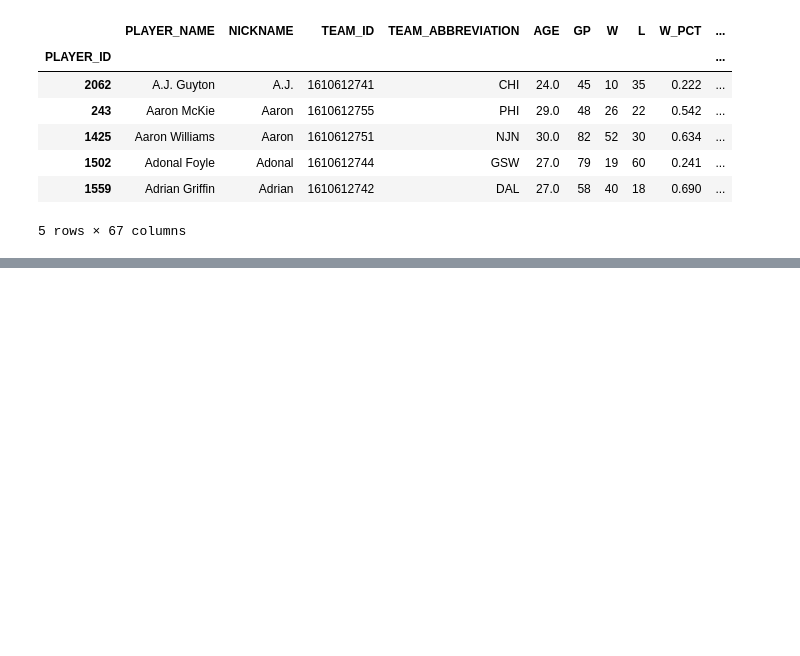
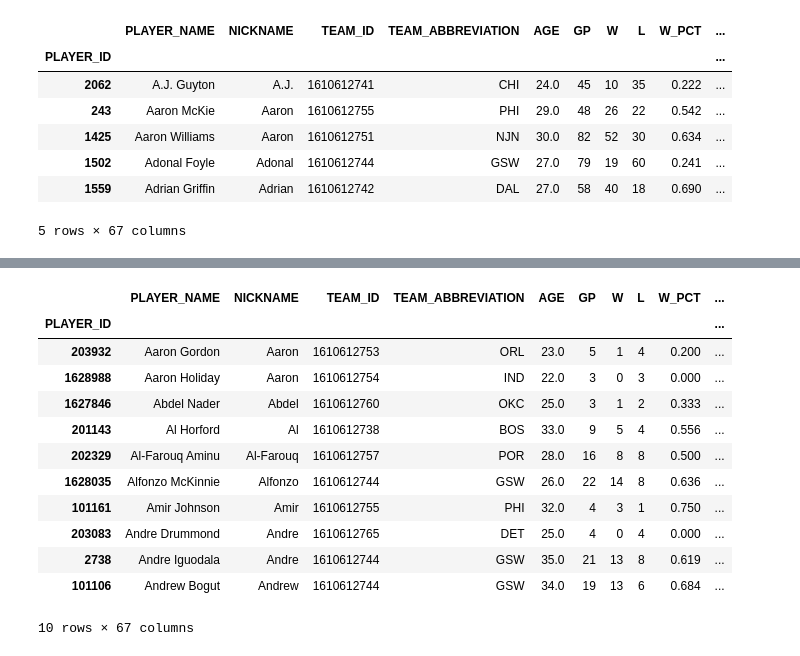
Before and after one commit to vykuang/nba-stats-streamlit, a Jupyter notebook: notebooks/leaguedash.ipynb, the cells around one changed output, grey strips where cells are left out. Saved outputs shown, nothing was run; the diff lists cells and outputs as text; code cells hidden in the pictures; blank space fills up the shorter version.

```diff
--- a/notebooks/leaguedash.ipynb
+++ b/notebooks/leaguedash.ipynb
@@ -186,0 +223,16 @@ df_some_recs
+# %%
+post_df.head(10)
+# %% [output]
+|  | PLAYER_NAME | NICKNAME | TEAM_ID | TEAM_ABBREVIATION | AGE | GP | W | L | W_PCT | ... |
+| PLAYER_ID |  |  |  |  |  |  |  |  |  | ... |
+| 203932 | Aaron Gordon | Aaron | 1610612753 | ORL | 23.0 | 5 | 1 | 4 | 0.200 | ... |
+| 1628988 | Aaron Holiday | Aaron | 1610612754 | IND | 22.0 | 3 | 0 | 3 | 0.000 | ... |
+| 1627846 | Abdel Nader | Abdel | 1610612760 | OKC | 25.0 | 3 | 1 | 2 | 0.333 | ... |
+| 201143 | Al Horford | Al | 1610612738 | BOS | 33.0 | 9 | 5 | 4 | 0.556 | ... |
+| 202329 | Al-Farouq Aminu | Al-Farouq | 1610612757 | POR | 28.0 | 16 | 8 | 8 | 0.500 | ... |
+| 1628035 | Alfonzo McKinnie | Alfonzo | 1610612744 | GSW | 26.0 | 22 | 14 | 8 | 0.636 | ... |
+| 101161 | Amir Johnson | Amir | 1610612755 | PHI | 32.0 | 4 | 3 | 1 | 0.750 | ... |
+| 203083 | Andre Drummond | Andre | 1610612765 | DET | 25.0 | 4 | 0 | 4 | 0.000 | ... |
+| 2738 | Andre Iguodala | Andre | 1610612744 | GSW | 35.0 | 21 | 13 | 8 | 0.619 | ... |
+| 101106 | Andrew Bogut | Andrew | 1610612744 | GSW | 34.0 | 19 | 13 | 6 | 0.684 | ... |
+10 rows × 67 columns
```
Also changed, not shown: parts of 7 cells of this notebook, 4 other files.
